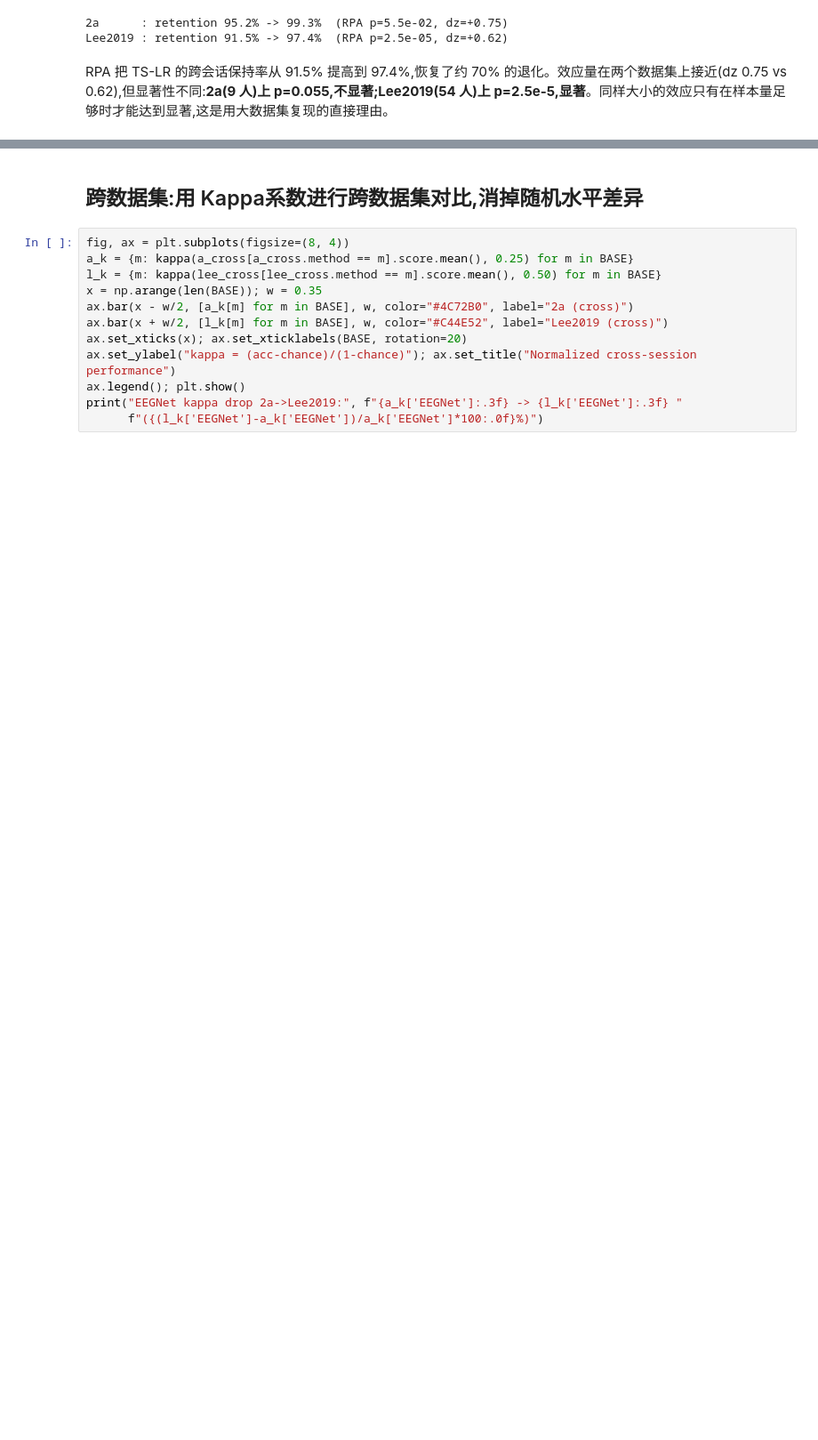
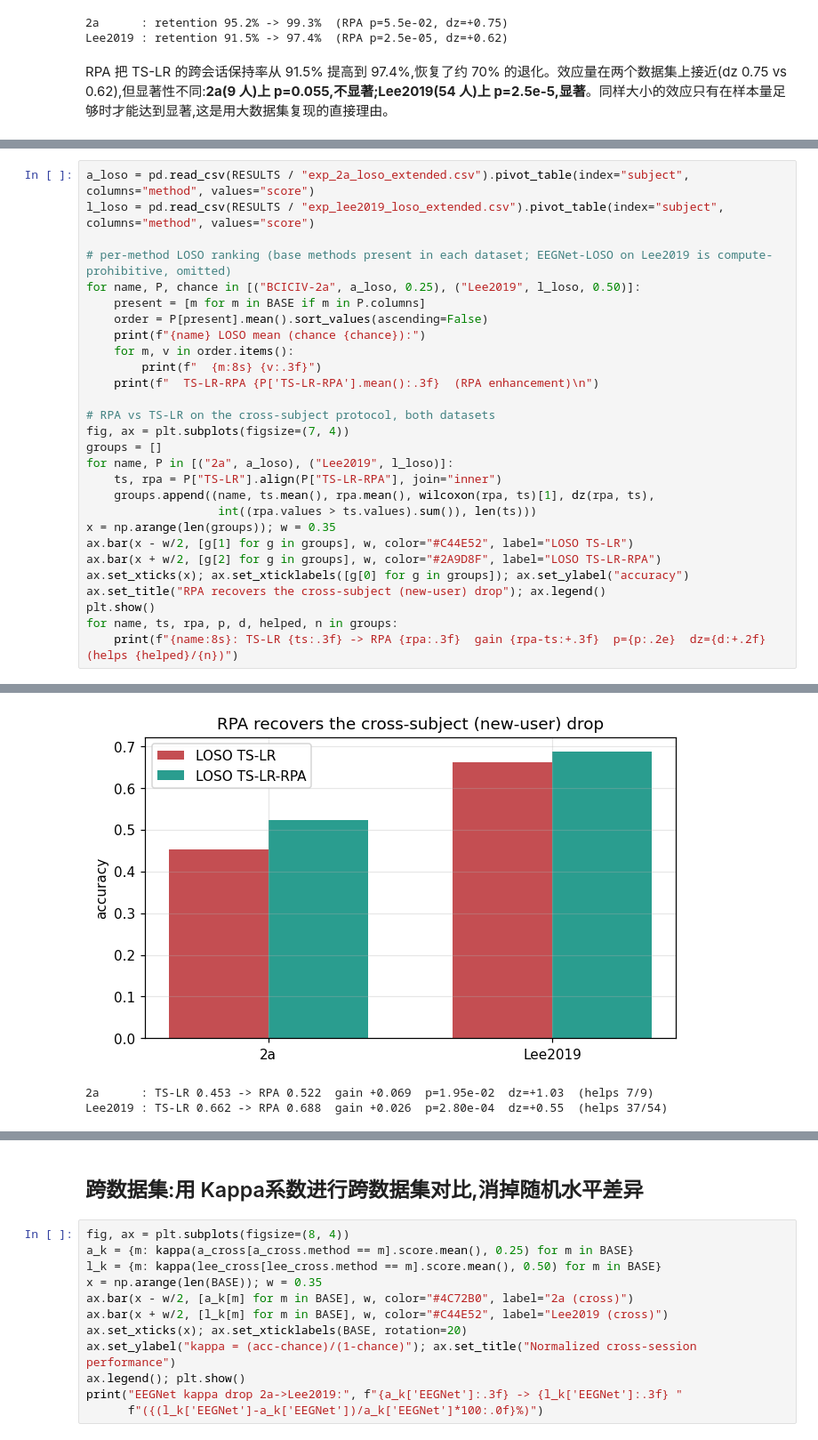
Before and after one commit to Y7sann-Andy/bci-benchmark-mi, a Jupyter notebook: notebooks/results_2a_vs_lee2019.ipynb, the cells around one changed output, grey strips where cells are left out. Shown at 89% size. Drawn from its saved outputs; the diff is of its cells as text; blank space fills up the shorter version.

```diff
--- a/notebooks/results_2a_vs_lee2019.ipynb
+++ b/notebooks/results_2a_vs_lee2019.ipynb
@@ -166,0 +171,29 @@ RPA 把 TS-LR 的跨会话保持率从 91.5% 提高到 97.4%,恢复了约 70%
+# %%
+a_loso = pd.read_csv(RESULTS / "exp_2a_loso_extended.csv").pivot_table(index="subject", columns="method", values="score")
+l_loso = pd.read_csv(RESULTS / "exp_lee2019_loso_extended.csv").pivot_table(index="subject", columns="method", values="score")
+
+# per-method LOSO ranking (base methods present in each dataset; EEGNet-LOSO on Lee2019 is compute-prohibitive, omitted)
+for name, P, chance in [("BCICIV-2a", a_loso, 0.25), ("Lee2019", l_loso, 0.50)]:
+    present = [m for m in BASE if m in P.columns]
+    order = P[present].mean().sort_values(ascending=False)
+    print(f"{name} LOSO mean (chance {chance}):")
+    for m, v in order.items():
+        print(f"  {m:8s} {v:.3f}")
+    print(f"  TS-LR-RPA {P['TS-LR-RPA'].mean():.3f}  (RPA enhancement)\n")
+
+# RPA vs TS-LR on the cross-subject protocol, both datasets
+fig, ax = plt.subplots(figsize=(7, 4))
+groups = []
+for name, P in [("2a", a_loso), ("Lee2019", l_loso)]:
+    ts, rpa = P["TS-LR"].align(P["TS-LR-RPA"], join="inner")
+    groups.append((name, ts.mean(), rpa.mean(), wilcoxon(rpa, ts)[1], dz(rpa, ts),
+                   int((rpa.values > ts.values).sum()), len(ts)))
+x = np.arange(len(groups)); w = 0.35
+ax.bar(x - w/2, [g[1] for g in groups], w, color="#C44E52", label="LOSO TS-LR")
+ax.bar(x + w/2, [g[2] for g in groups], w, color="#2A9D8F", label="LOSO TS-LR-RPA")
+ax.set_xticks(x); ax.set_xticklabels([g[0] for g in groups]); ax.set_ylabel("accuracy")
+ax.set_title("RPA recovers the cross-subject (new-user) drop"); ax.legend()
+plt.show()
+for name, ts, rpa, p, d, helped, n in groups:
+    print(f"{name:8s}: TS-LR {ts:.3f} -> RPA {rpa:.3f}  gain {rpa-ts:+.3f}  p={p:.2e}  dz={d:+.2f}  (helps {helped}/{n})")
+# %% [output]
@@ -166,0 +212,3 @@ RPA 把 TS-LR 的跨会话保持率从 91.5% 提高到 97.4%,恢复了约 70%
+[figure, added]
+2a      : TS-LR 0.453 -> RPA 0.522  gain +0.069  p=1.95e-02  dz=+1.03  (helps 7/9)
+Lee2019 : TS-LR 0.662 -> RPA 0.688  gain +0.026  p=2.80e-04  dz=+0.55  (helps 37/54)
```
Also changed, not shown: parts of 6 cells of this notebook, 11 other files.
